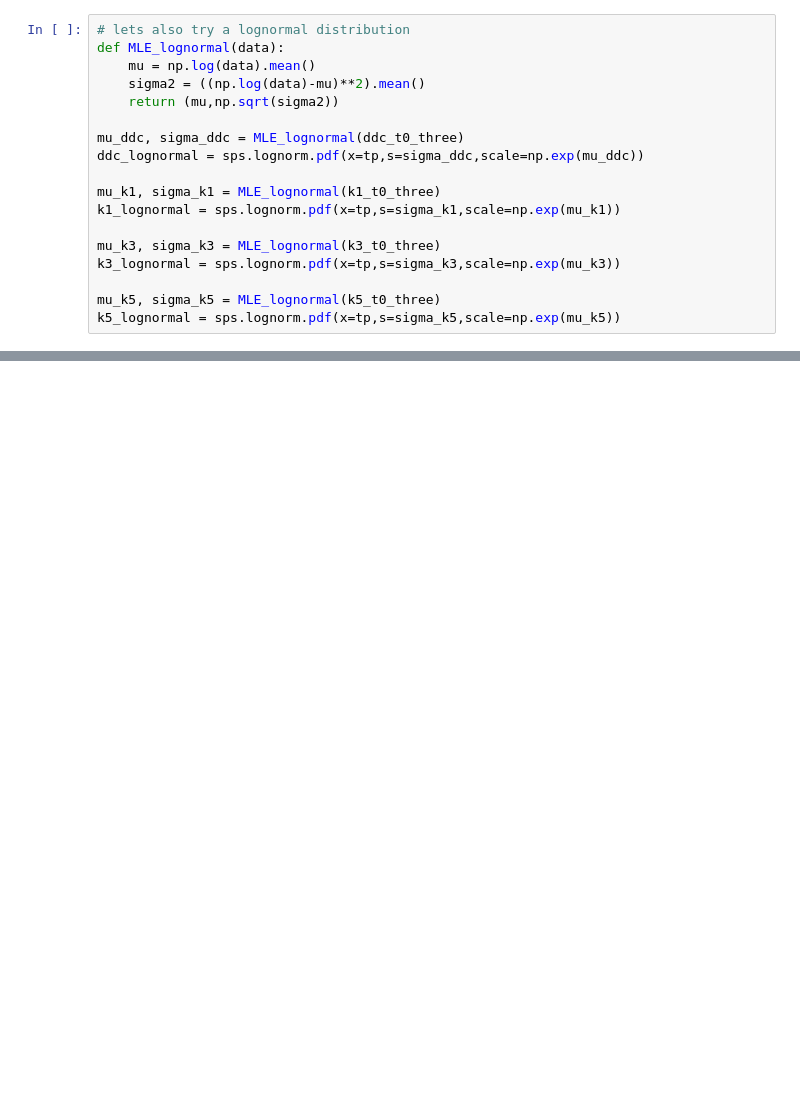
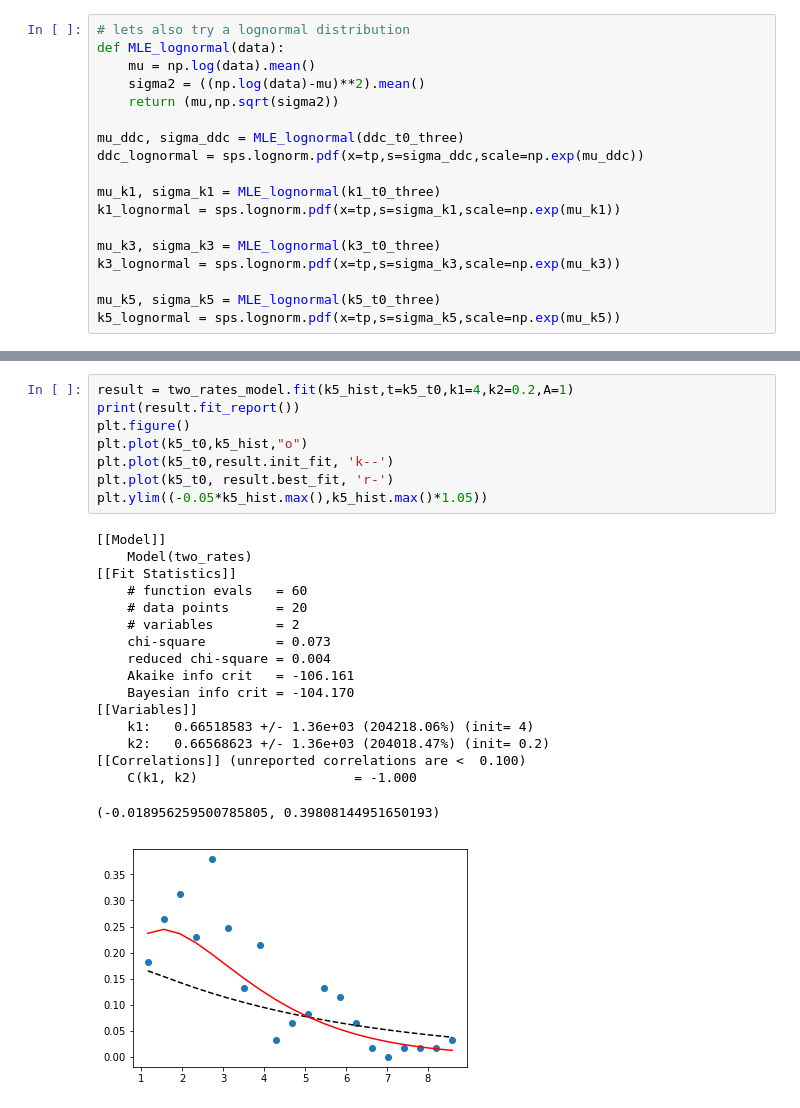
Before and after one commit to hstrey/mRNA-analysis, a Jupyter notebook: t0_distributions.ipynb, the cells around one changed output, grey strips where cells are left out. Cells and saved outputs as stored; diff of their text form; blank space fills up the shorter version.

```diff
--- a/t0_distributions.ipynb
+++ b/t0_distributions.ipynb
@@ -280,0 +377,26 @@ print(k5_t0_three.mean())
+# %%
+result = two_rates_model.fit(k5_hist,t=k5_t0,k1=4,k2=0.2,A=1)
+print(result.fit_report())
+plt.figure()
+plt.plot(k5_t0,k5_hist,"o")
+plt.plot(k5_t0,result.init_fit, 'k--')
+plt.plot(k5_t0, result.best_fit, 'r-')
+plt.ylim((-0.05*k5_hist.max(),k5_hist.max()*1.05))
+# %% [output]
+[[Model]]
+    Model(two_rates)
+[[Fit Statistics]]
+    # function evals   = 60
+    # data points      = 20
+    # variables        = 2
+    chi-square         = 0.073
+    reduced chi-square = 0.004
+    Akaike info crit   = -106.161
+    Bayesian info crit = -104.170
+[[Variables]]
+    k1:   0.66518583 +/- 1.36e+03 (204218.06%) (init= 4)
+    k2:   0.66568623 +/- 1.36e+03 (204018.47%) (init= 0.2)
+[[Correlations]] (unreported correlations are <  0.100)
+    C(k1, k2)                    = -1.000
+(-0.018956259500785805, 0.39808144951650193)
+[figure, added]
```
Also changed, not shown: parts of 21 cells of this notebook, 20 other files.
